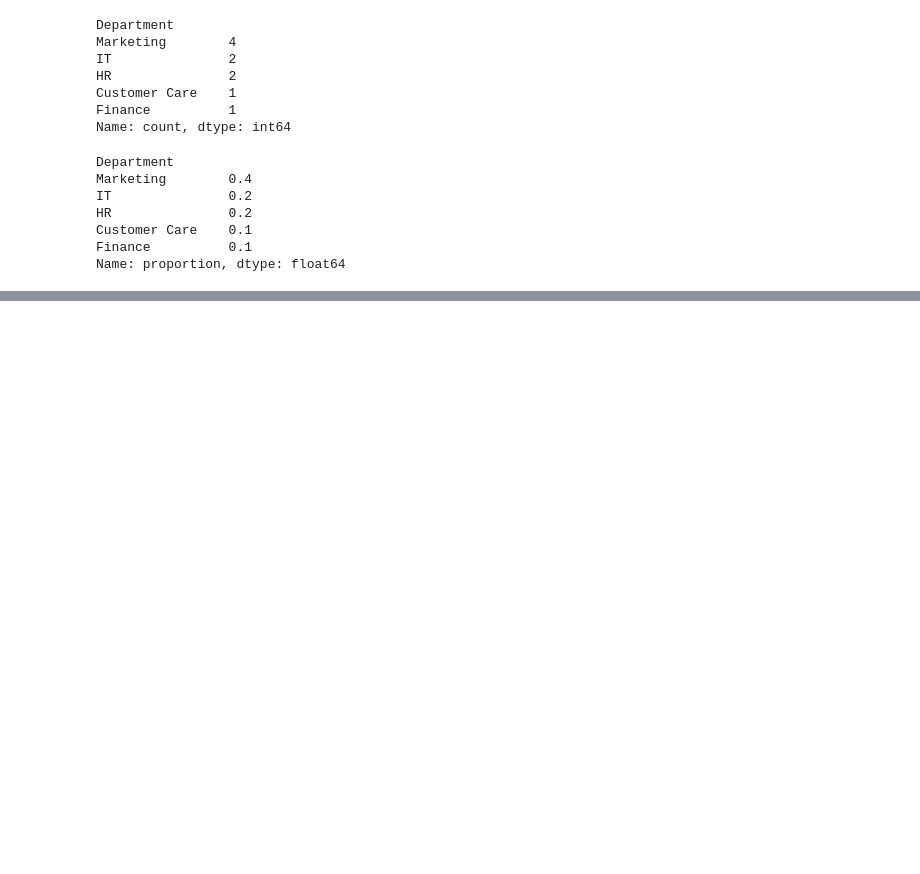
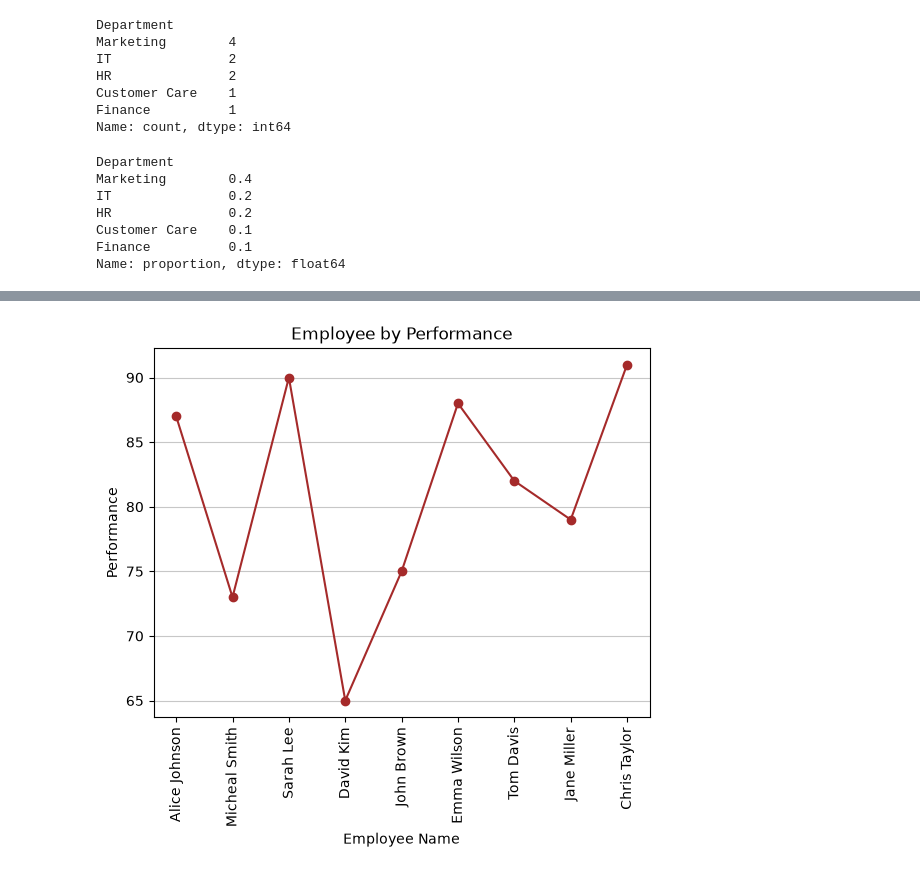
Before and after one commit to Maryam01-coder/data-science-class, a Jupyter notebook: employee_dataset.ipynb, the cells around one changed output, grey strips where cells are left out. Cells and saved outputs as stored; diff of their text form; code cells hidden in the pictures; blank space fills up the shorter version.

```diff
--- a/employee_dataset.ipynb
+++ b/employee_dataset.ipynb
@@ -616,0 +933,11 @@ Name: proportion, dtype: float64
+# %%
+#visualize employee by performnace overtime
+plt.plot(merge_df["Full Name"], merge_df["Performance"], color="brown", marker="o")
+plt.title("Employee by Performance")
+plt.xlabel("Employee Name")
+plt.ylabel("Performance")
+plt.xticks(rotation=90)
+plt.grid(axis='y', linestyle="-", alpha=0.7)
+plt.show()
+# %% [output]
+[figure, added]
```
Also changed, not shown: parts of 30 cells of this notebook, 2 other files.
